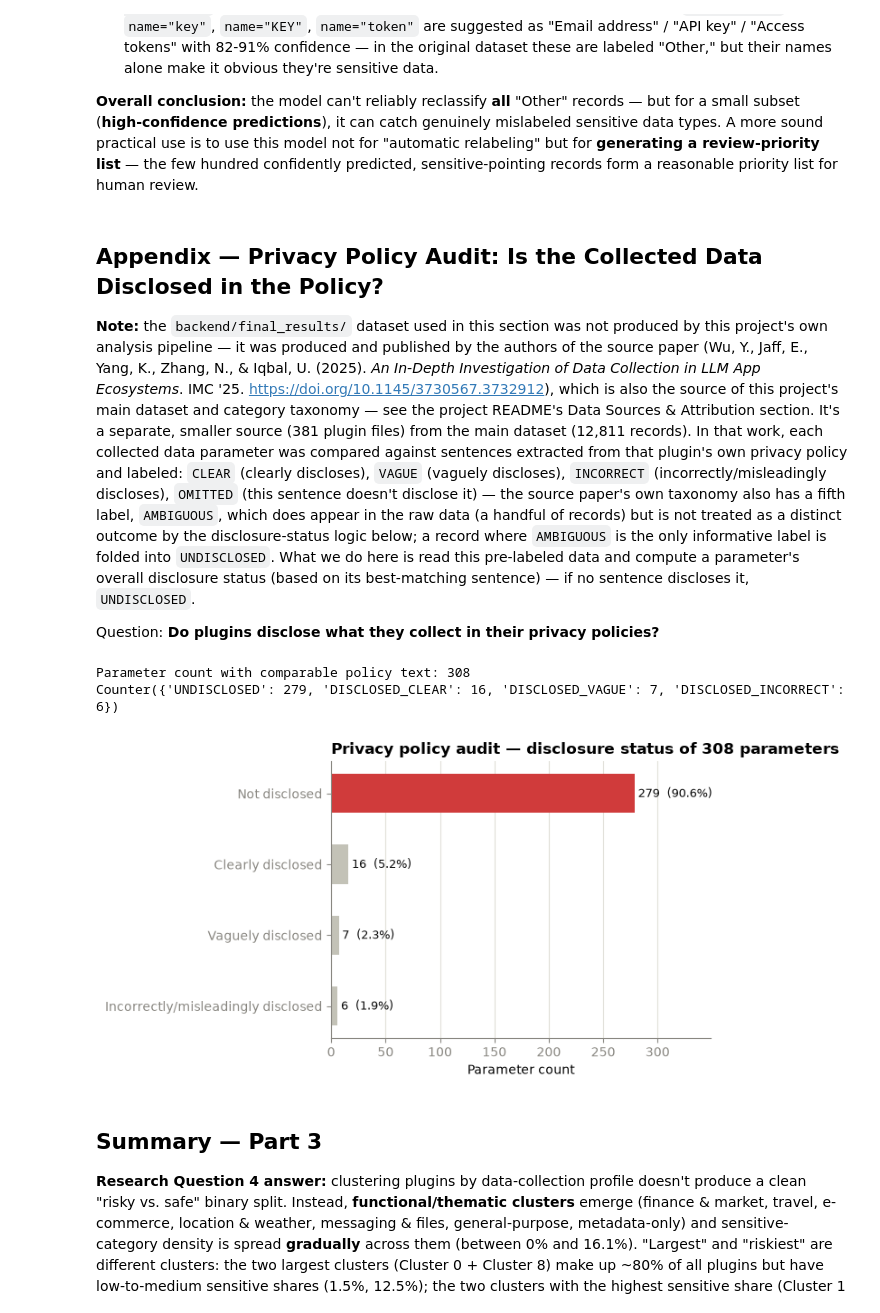
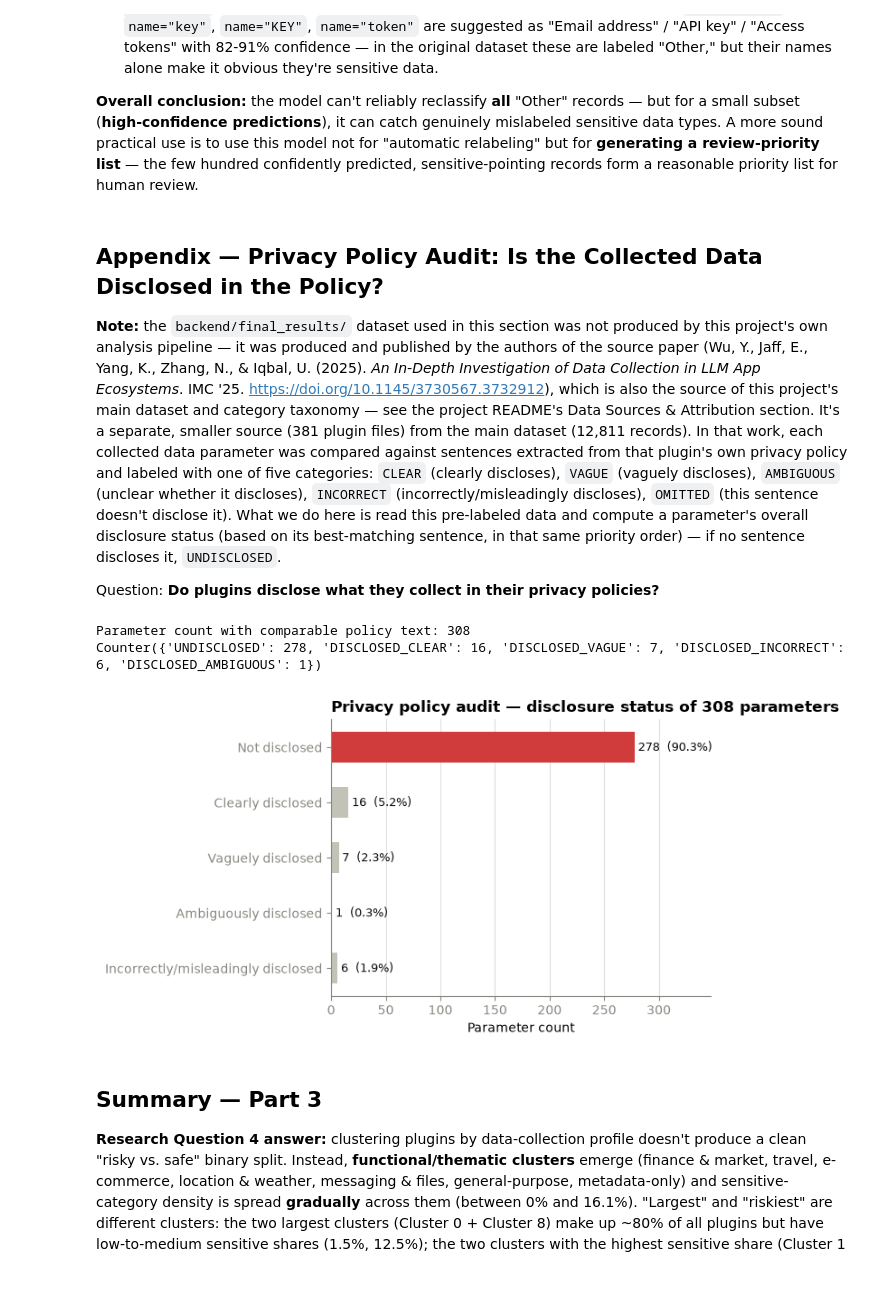
Before and after one commit to elifdikmn/DataPrivacy, a Jupyter notebook: notebooks/bolum3_uygulama.ipynb, the cells around one changed output. Drawn from its saved outputs; the diff is of its cells as text; code cells hidden in the pictures; blank space fills up the shorter version.

```diff
--- a/notebooks/bolum3_uygulama.ipynb
+++ b/notebooks/bolum3_uygulama.ipynb
@@ -442,7 +442,7 @@ sensitive_examples[['name', 'description', 'predicted_data_type', 'predicted_mai
 # %% [markdown]
 ## Appendix — Privacy Policy Audit: Is the Collected Data Disclosed in the Policy?
 
-**Note:** the `backend/final_results/` dataset used in this section was not produced by this project's own analysis pipeline — it was produced and published by the authors of the source paper (Wu, Y., Jaff, E., Yang, K., Zhang, N., & Iqbal, U. (2025). *An In-Depth Investigation of Data Collection in LLM App Ecosystems*. IMC '25. https://doi.org/10.1145/3730567.3732912), which is also the source of this project's main dataset and category taxonomy — see the project README's Data Sources & Attribution section. It's a separate, smaller source (381 plugin files) from the main dataset (12,811 records). In that work, each collected data parameter was compared against sentences extracted from that plugin's own privacy policy and labeled: `CLEAR` (clearly discloses), `VAGUE` (vaguely discloses), `INCORRECT` (incorrectly/misleadingly discloses), `OMITTED` (this sentence doesn't disclose it) — the source paper's own taxonomy also has a fifth label, `AMBIGUOUS`, which does appear in the raw data (a handful of records) but is not treated as a distinct outcome by the disclosure-status logic below; a record where `AMBIGUOUS` is the only informative label is folded into `UNDISCLOSED`. What we do here is read this pre-labeled data and compute a parameter's overall disclosure status (based on its best-matching sentence) — if no sentence discloses it, `UNDISCLOSED`.
+**Note:** the `backend/final_results/` dataset used in this section was not produced by this project's own analysis pipeline — it was produced and published by the authors of the source paper (Wu, Y., Jaff, E., Yang, K., Zhang, N., & Iqbal, U. (2025). *An In-Depth Investigation of Data Collection in LLM App Ecosystems*. IMC '25. https://doi.org/10.1145/3730567.3732912), which is also the source of this project's main dataset and category taxonomy — see the project README's Data Sources & Attribution section. It's a separate, smaller source (381 plugin files) from the main dataset (12,811 records). In that work, each collected data parameter was compared against sentences extracted from that plugin's own privacy policy and labeled with one of five categories: `CLEAR` (clearly discloses), `VAGUE` (vaguely discloses), `AMBIGUOUS` (unclear whether it discloses), `INCORRECT` (incorrectly/misleadingly discloses), `OMITTED` (this sentence doesn't disclose it). What we do here is read this pre-labeled data and compute a parameter's overall disclosure status (based on its best-matching sentence, in that same priority order) — if no sentence discloses it, `UNDISCLOSED`.
 
 Question: **Do plugins disclose what they collect in their privacy policies?**
 # %%
@@ -454,14 +454,17 @@ FINAL_RESULTS_DIR = Path('../backend/final_results')
 def item_disclosure_status(item):
     """A parameter's disclosure status in the policy, based on its best (most explicit)
     labeled sentence — DISCLOSED_CLEAR if a CLEAR sentence exists, else DISCLOSED_VAGUE,
-    else DISCLOSED_INCORRECT, else UNDISCLOSED (if there is a comparable sentence at all)."""
+    else DISCLOSED_AMBIGUOUS, else DISCLOSED_INCORRECT, else UNDISCLOSED (if there is a
+    comparable sentence at all). Priority order follows the source paper's own label
+    ordering (CLEAR > VAGUE > AMBIGUOUS > INCORRECT > OMITTED)."""
     collection = item.get('collection') or []
     by_label = {}
     for c in collection:
         label = c.get('label')
         if label and label not in by_label:
             by_label[label] = c.get('sentence')
-    for label, status in [('CLEAR', 'DISCLOSED_CLEAR'), ('VAGUE', 'DISCLOSED_VAGUE'), ('INCORRECT', 'DISCLOSED_INCORRECT')]:
+    for label, status in [('CLEAR', 'DISCLOSED_CLEAR'), ('VAGUE', 'DISCLOSED_VAGUE'),
+                           ('AMBIGUOUS', 'DISCLOSED_AMBIGUOUS'), ('INCORRECT', 'DISCLOSED_INCORRECT')]:
         if label in by_label:
             return status
     if collection:
@@ -485,7 +488,7 @@ print(f'Parameter count with comparable policy text: {total_audited}')
 print(status_counts)
 # %% [output]
 Parameter count with comparable policy text: 308
-Counter({'UNDISCLOSED': 279, 'DISCLOSED_CLEAR': 16, 'DISCLOSED_VAGUE': 7, 'DISCLOSED_INCORRECT': 6})
+Counter({'UNDISCLOSED': 278, 'DISCLOSED_CLEAR': 16, 'DISCLOSED_VAGUE': 7, 'DISCLOSED_INCORRECT': 6, 'DISCLOSED_AMBIGUOUS': 1})
 # %%
 COLOR_SENSITIVE = '#d03b3b'
 COLOR_NEUTRAL = '#c3c2b7'
@@ -496,40 +499,41 @@ labels_map = {
     'UNDISCLOSED': 'Not disclosed',
     'DISCLOSED_CLEAR': 'Clearly disclosed',
     'DISCLOSED_VAGUE': 'Vaguely disclosed',
+    'DISCLOSED_AMBIGUOUS': 'Ambiguously disclosed',
     'DISCLOSED_INCORRECT': 'Incorrectly/misleadingly disclosed',
 }
-order = ['UNDISCLOSED', 'DISCLOSED_CLEAR', 'DISCLOSED_VAGUE', 'DISCLOSED_INCORRECT']
+order = ['UNDISCLOSED', 'DISCLOSED_CLEAR', 'DISCLOSED_VAGUE', 'DISCLOSED_AMBIGUOUS', 'DISCLOSED_INCORRECT']
 values = [status_counts[k] for k in order]
 pcts = [v / total_audited * 100 for v in values]
 colors = [COLOR_SENSITIVE if k == 'UNDISCLOSED' else COLOR_NEUTRAL for k in order]
 labels = [labels_map[k] for k in order]
 
 fig, ax = plt.subplots(figsize=(7, 4))
 bars = ax.barh(labels[::-1], values[::-1], color=colors[::-1], height=0.55)
 
 for bar, v, p in zip(bars, values[::-1], pcts[::-1]):
     ax.text(bar.get_width() + 3, bar.get_y() + bar.get_height() / 2, f'{v}  ({p:.1f}%)',
             va='center', ha='left', fontsize=9, color=COLOR_TEXT)
 
 ax.set_xlabel('Parameter count')
 ax.set_title(f'Privacy policy audit — disclosure status of {total_audited} parameters',
              loc='left', fontsize=12, fontweight='bold')
 ax.set_xlim(0, max(values) * 1.25)
 ax.spines[['top', 'right']].set_visible(False)
 ax.spines[['left', 'bottom']].set_color(COLOR_MUTED)
 ax.tick_params(colors=COLOR_MUTED)
 ax.grid(axis='x', color='#e1e0d9', linewidth=0.8)
 ax.set_axisbelow(True)
 
 plt.tight_layout()
 
 import os
 os.makedirs('exported_charts', exist_ok=True)
 plt.savefig('exported_charts/rq6_policy_disclosure.png', dpi=150, bbox_inches='tight')
 
 plt.show()
 # %% [output]
-[figure, old version]
+[figure, new version]
 # %% [markdown]
 ## Summary — Part 3
 
```
Also changed, not shown: 5 other files.
